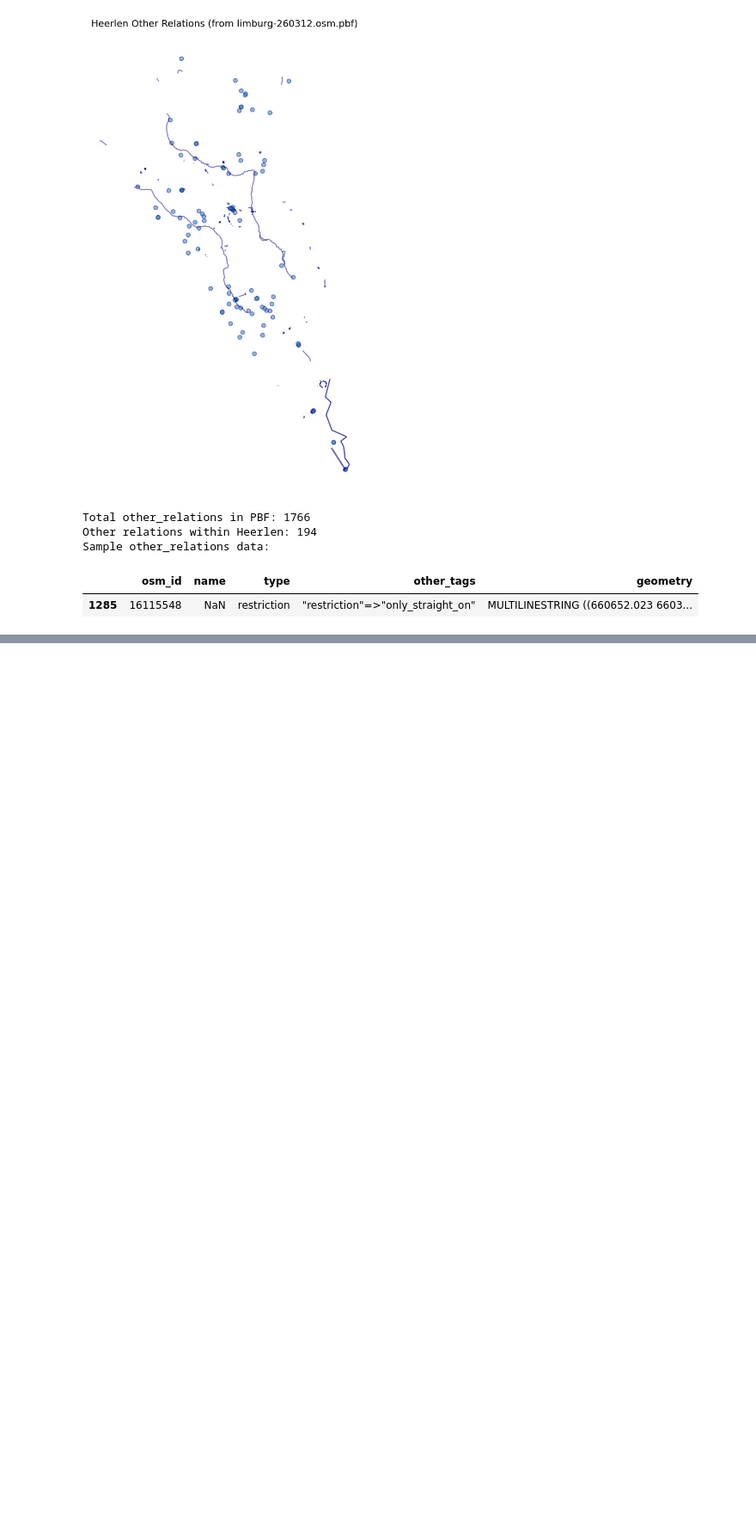
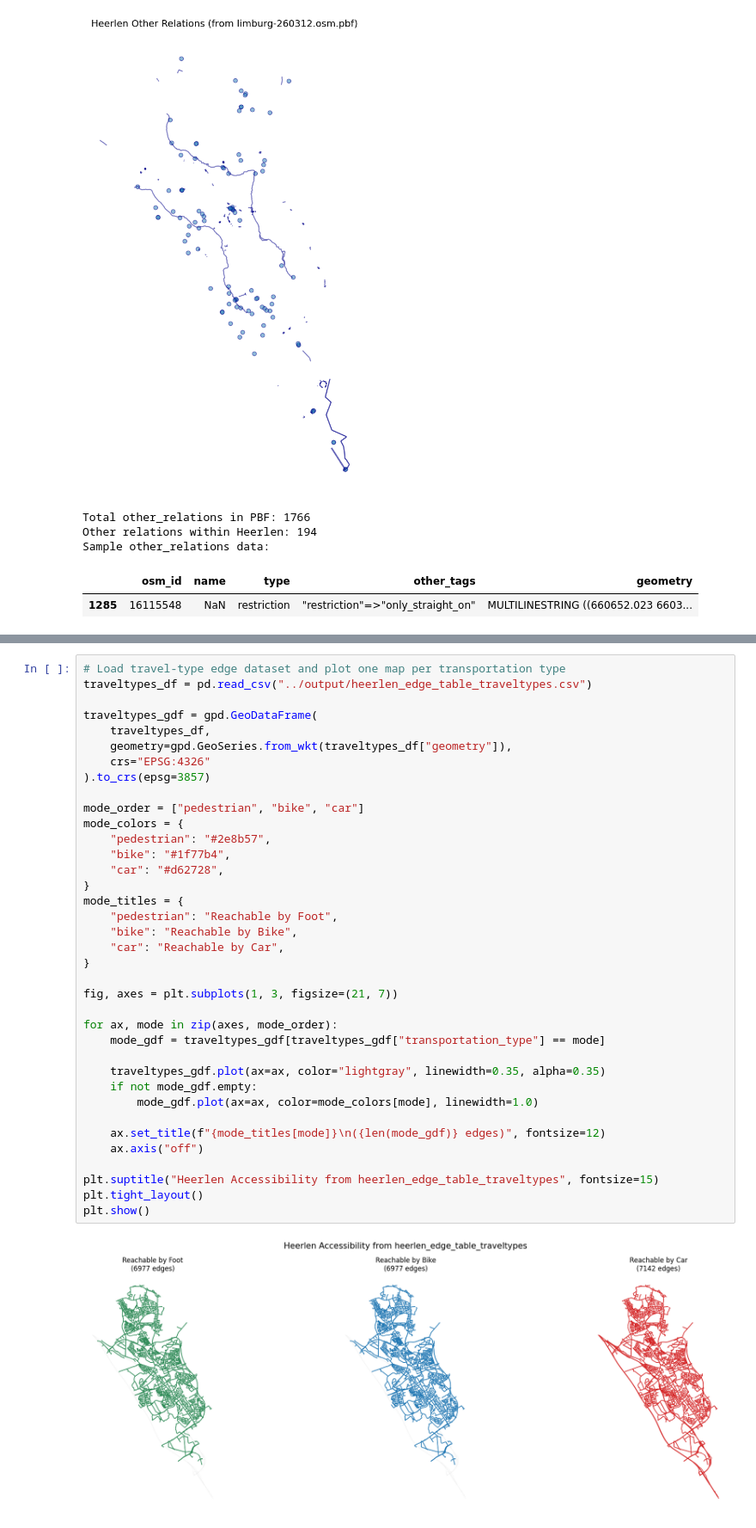
Before and after one commit to Research-Center-Data-Intelligence/Homecare-route-planner, a Jupyter notebook: routing_scripts/map_display.ipynb, the cells around one changed output, grey strips where cells are left out. Shown at 86% size. Cells and saved outputs as stored; diff of their text form; blank space fills up the shorter version.

```diff
--- a/routing_scripts/map_display.ipynb
+++ b/routing_scripts/map_display.ipynb
@@ -493,0 +488,39 @@ Sample other_relations data:
+# %%
+# Load travel-type edge dataset and plot one map per transportation type
+traveltypes_df = pd.read_csv("../output/heerlen_edge_table_traveltypes.csv")
+
+traveltypes_gdf = gpd.GeoDataFrame(
+    traveltypes_df,
+    geometry=gpd.GeoSeries.from_wkt(traveltypes_df["geometry"]),
+    crs="EPSG:4326"
+).to_crs(epsg=3857)
+
+mode_order = ["pedestrian", "bike", "car"]
+mode_colors = {
+    "pedestrian": "#2e8b57",
+    "bike": "#1f77b4",
+    "car": "#d62728",
+}
+mode_titles = {
+    "pedestrian": "Reachable by Foot",
+    "bike": "Reachable by Bike",
+    "car": "Reachable by Car",
+}
+
+fig, axes = plt.subplots(1, 3, figsize=(21, 7))
+
+for ax, mode in zip(axes, mode_order):
+    mode_gdf = traveltypes_gdf[traveltypes_gdf["transportation_type"] == mode]
+
+    traveltypes_gdf.plot(ax=ax, color="lightgray", linewidth=0.35, alpha=0.35)
+    if not mode_gdf.empty:
+        mode_gdf.plot(ax=ax, color=mode_colors[mode], linewidth=1.0)
+
+    ax.set_title(f"{mode_titles[mode]}\n({len(mode_gdf)} edges)", fontsize=12)
+    ax.axis("off")
+
+plt.suptitle("Heerlen Accessibility from heerlen_edge_table_traveltypes", fontsize=15)
+plt.tight_layout()
+plt.show()
+# %% [output]
+[figure, added]
```
Also changed, not shown: parts of 4 cells of this notebook, 2 other files.
